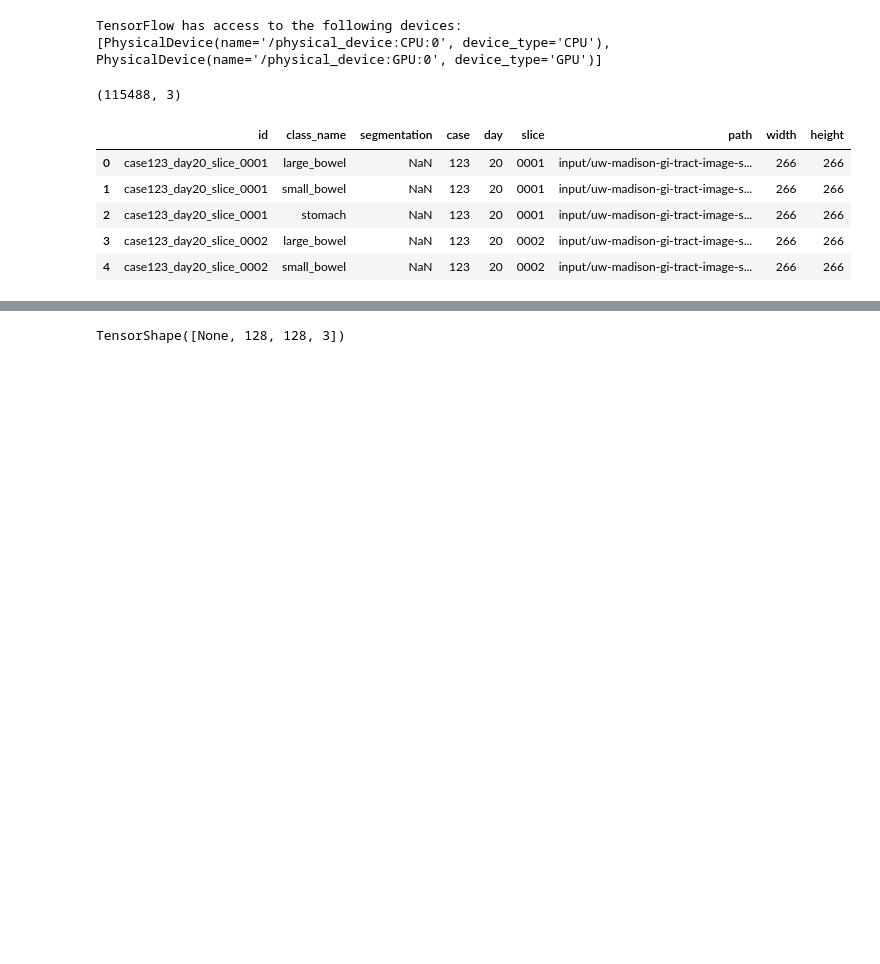
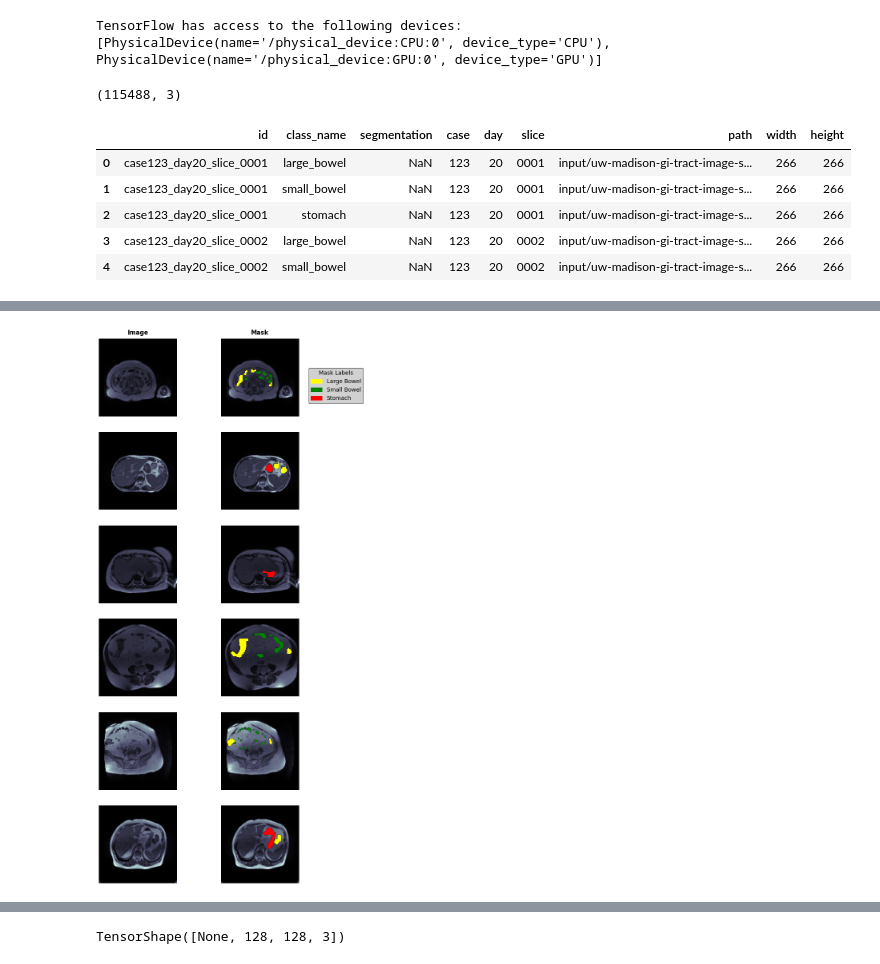
Before and after one commit to vitoleonardo/healthy-organ-tracker, a Jupyter notebook: HOT - UNet Keras.ipynb, the cells around one changed output, grey strips where cells are left out. Cells and saved outputs as stored; diff of their text form; code cells hidden in the pictures; blank space fills up the shorter version.

Commit message:
Added parameters to Generator

```diff
--- a/HOT - UNet Keras.ipynb
+++ b/HOT - UNet Keras.ipynb
@@ -177,6 +177,8 @@ class DataGenerator(tf.keras.utils.Sequence):
         self.shuffle = shuffle
         self.subset = subset
         self.batch_size = batch_size
+        self.width = width
+        self.height = height
         self.on_epoch_end()
 
     # ohne self = static
@@ -189,8 +191,8 @@ class DataGenerator(tf.keras.utils.Sequence):
             np.random.shuffle(self.indexes)
 
     def __getitem__(self, index):
-        X = np.empty((self.batch_size,width,height,3))
-        y = np.empty((self.batch_size,width,height,3))
+        X = np.empty((self.batch_size,self.width,self.height,3))
+        y = np.empty((self.batch_size,self.width,self.height,3))
         indexes = self.indexes[index*self.batch_size:(index+1)*self.batch_size]
         for i,img_path in enumerate(self.df['path'].iloc[indexes]):
             w=self.df['width'].iloc[indexes[i]]
@@ -199,9 +201,9 @@ class DataGenerator(tf.keras.utils.Sequence):
             X[i,] =img
             if self.subset == 'train':
                 for k,j in zip([0,1,2],["large_bowel","small_bowel","stomach"]):
-                    rles=self.df[j].iloc[indexes[i]]
+                    rles = self.df[j].iloc[indexes[i]]
                     masks = rle_decode(rles, shape=(h, w, 1))
-                    masks = cv2.resize(masks, (width, height))
+                    masks = cv2.resize(masks, (self.width, self.height))
                     y[i,:,:,k] = masks
         if self.subset == 'train': return X, y
         else: return X
@@ -210,7 +212,7 @@ class DataGenerator(tf.keras.utils.Sequence):
     # lädt bild und resized es
     def __load_grayscale(self, img_path):
         img = cv2.imread(img_path, cv2.IMREAD_ANYDEPTH)
-        dsize = (width, height)
+        dsize = (self.width, self.height)
         img = cv2.resize(img, dsize)
         img = img.astype(np.float32) / 255.
         img = np.expand_dims(img, axis=-1)
@@ -224,7 +226,7 @@ Masks += list(df_train[df_train['stomach']!=''].sample(BATCH_SIZE*3).index)
 
 
 # DATA GENERATOR
-View_batches = DataGenerator(df_train[df_train.index.isin(Masks)],shuffle=True)
+View_batches = DataGenerator(df_train[df_train.index.isin(Masks)],shuffle=True,width=128, height=128)
 
 # Visualizing
 fig = plt.figure(figsize=(10, 25))
@@ -233,30 +235,32 @@ colors = ['yellow','green','red']
 labels = ["Large Bowel", "Small Bowel", "Stomach"]
 patches = [ mpatches.Patch(color=colors[i], label=f"{labels[i]}") for i in range(len(labels))]
 
 cmap1 = mpl.colors.ListedColormap(colors[0])
 cmap2 = mpl.colors.ListedColormap(colors[1])
 cmap3= mpl.colors.ListedColormap(colors[2])
 
 for i in range(6):
     images, mask = View_batches[i]
     sample_img=images[0,:,:,0]
     mask1=mask[0,:,:,0]
     mask2=mask[0,:,:,1]
     mask3=mask[0,:,:,2]
 
     ax0 = fig.add_subplot(gs[i, 0])
     im = ax0.imshow(sample_img, cmap='bone')
 
     ax1 = fig.add_subplot(gs[i, 1])
     if i==0:
         ax0.set_title("Image", fontsize=15, weight='bold', y=1.02)
         ax1.set_title("Mask", fontsize=15, weight='bold', y=1.02)
         plt.legend(handles=patches, bbox_to_anchor=(1.1, 0.65), loc=2, borderaxespad=0.4,fontsize = 14,title='Mask Labels', title_fontsize=14, edgecolor="black",  facecolor='#c5c6c7')
 
     l0 = ax1.imshow(sample_img, cmap='bone')
     l1 = ax1.imshow(np.ma.masked_where(mask1== False,  mask1),cmap=cmap1, alpha=1)
     l2 = ax1.imshow(np.ma.masked_where(mask2== False,  mask2),cmap=cmap2, alpha=1)
     l3 = ax1.imshow(np.ma.masked_where(mask3== False,  mask3),cmap=cmap3, alpha=1)
     _ = [ax.set_axis_off() for ax in [ax0,ax1]]
 
     colors = [im.cmap(im.norm(1)) for im in [l1,l2, l3]]
+# %% [output]
+[figure, added]
```
Also changed, not shown: parts of 2 cells of this notebook.
